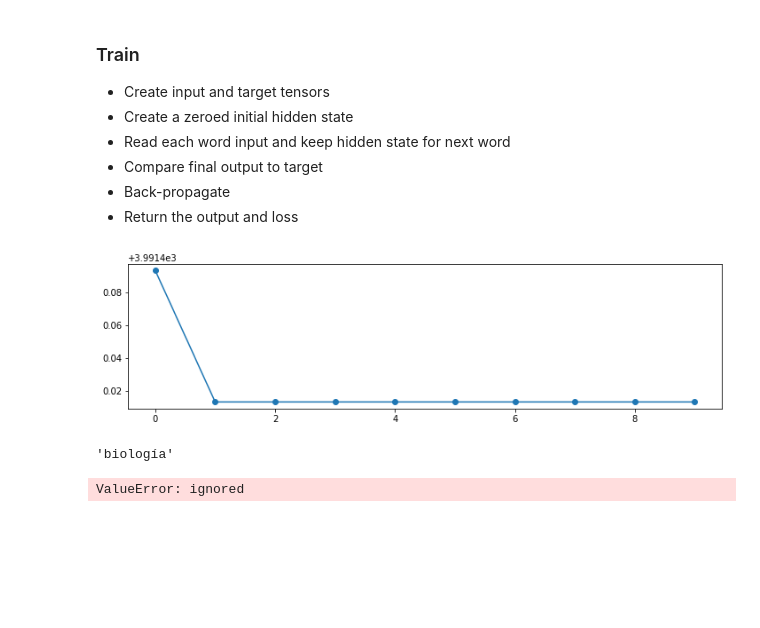
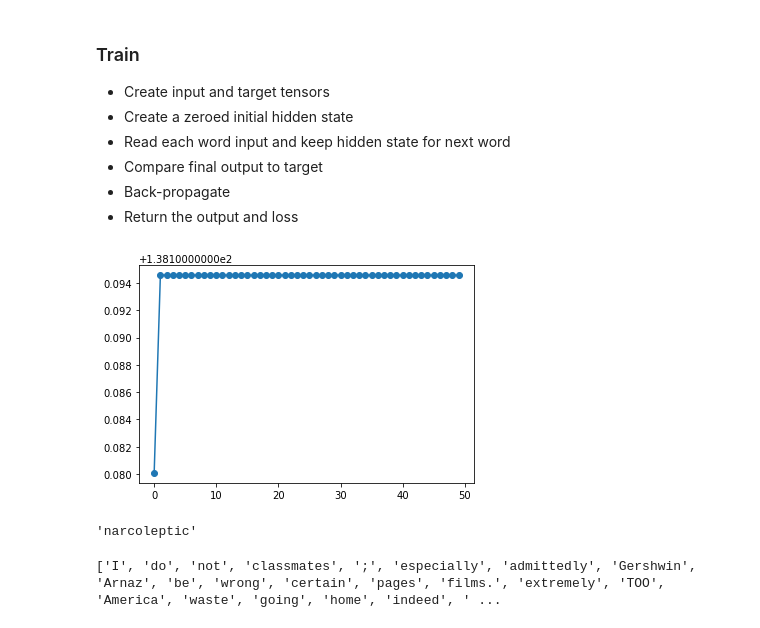
Before and after one commit to Ale-Ba2lero/Textua-Entailments, a Jupyter notebook: Language_Model.ipynb, the cells around one changed output. Drawn from its saved outputs; the diff is of its cells as text; code cells hidden in the pictures; blank space fills up the shorter version.

```diff
--- a/Language_Model.ipynb
+++ b/Language_Model.ipynb
@@ -76,5 +74,5 @@ weights = torch.FloatTensor(embedding_model.wv.vectors)
 num_embeddings, embedding_dim = weights.shape
 embedding_layer = nn.Embedding.from_pretrained(weights)
 # %%
-word2index = {token: token_index for token_index, token in enumerate(embedding_model.wv.index2word)}
+word2index = {token: token_index for token_index, token in enumerate(embedding_model.wv.index_to_key)}
 index2word = {v: k for k, v in word2index.items()}
@@ -115,7 +111,8 @@ model = RNN(input_size=num_embeddings,
             hidden_size=64,
             output_size=num_embeddings,
             embedding_layer=embedding_layer,
-            n_layers=1)
+            n_layers=2)
 
-optimizer = torch.optim.Adam(model.parameters(), lr=0.01)
+optimizer = torch.optim.Adam(model.parameters(), lr=0.1)
+#optimizer = optim.SGD(model.parameters(), lr=0.1)
 loss = nn.NLLLoss()
@@ -126,10 +119,11 @@ test_sentence = clean_dataset[0]
 # %%
+CONTEXT_SIZE = 2
 training_set = [
     (
-        [test_sentence[i - j - 1] for j in range(CONTEXT_SIZE)],
-        [test_sentence[i]]
+        [tokenized_dataset[i - j - 1] for j in reversed(range(CONTEXT_SIZE))],
+        [tokenized_dataset[i]]
     )
-    for i in range(CONTEXT_SIZE, len(test_sentence))
+    for i in range(CONTEXT_SIZE, len(tokenized_dataset))
 ]
 # %%
 def prepare(tokens):
@@ -145,12 +162,12 @@ def prepare(tokens):
 * Back-propagate
 * Return the output and loss
 # %%
-epochs = tqdm(list(range(10)))
+epochs = 50
 losses = []
-limit = len(training_set) # just to speed up things in the examples
+limit = 20 # just to speed up things in the examples
 hidden = model.init_hidden()
 
-for epoch in epochs:
+for epoch in tqdm(range(epochs)):
     total_loss = 0
     for context_words, target_word in training_set[:limit]:
         model.zero_grad()
@@ -164,15 +181,14 @@ for epoch in epochs:
 # %%
 import matplotlib.pyplot as plt
 # %%
-fig, ax = plt.subplots(figsize=(12,3))
-ax.plot(losses, marker='o')
+epochs = range(0, int(50))
+plt.plot(epochs, losses, label='Loss', marker='o')
 plt.show()
 # %% [output]
-[figure, old version]
+[figure, new version]
 # %%
-prediction, hidden = model(prepare(['<#S>']), model.init_hidden())
+prediction, hidden = model(prepare(['#S']), model.init_hidden())
+index2word[prediction.argmax().item()]
+# %% [output]
+'narcoleptic'
-# %%
-index2word[prediction.argmax().item()]
-# %% [output]
-'biología'
 # %%
@@ -186,6 +202,6 @@ def generate(start='<#S>', max_len=5):
             break
     return text
-# %%
-generate()
-# %% [output]
-ValueError: ignored
+# %%
+print(generate("I do not ", 20))
+# %% [output]
+['I', 'do', 'not', 'classmates', ';', 'especially', 'admittedly', 'Gershwin', 'Arnaz', 'be', 'wrong', 'certain', 'pages', 'films.', 'extremely', 'TOO', 'America', 'waste', 'going', 'home', 'indeed', ' ...
```
Also changed, not shown: parts of 16 cells of this notebook.
